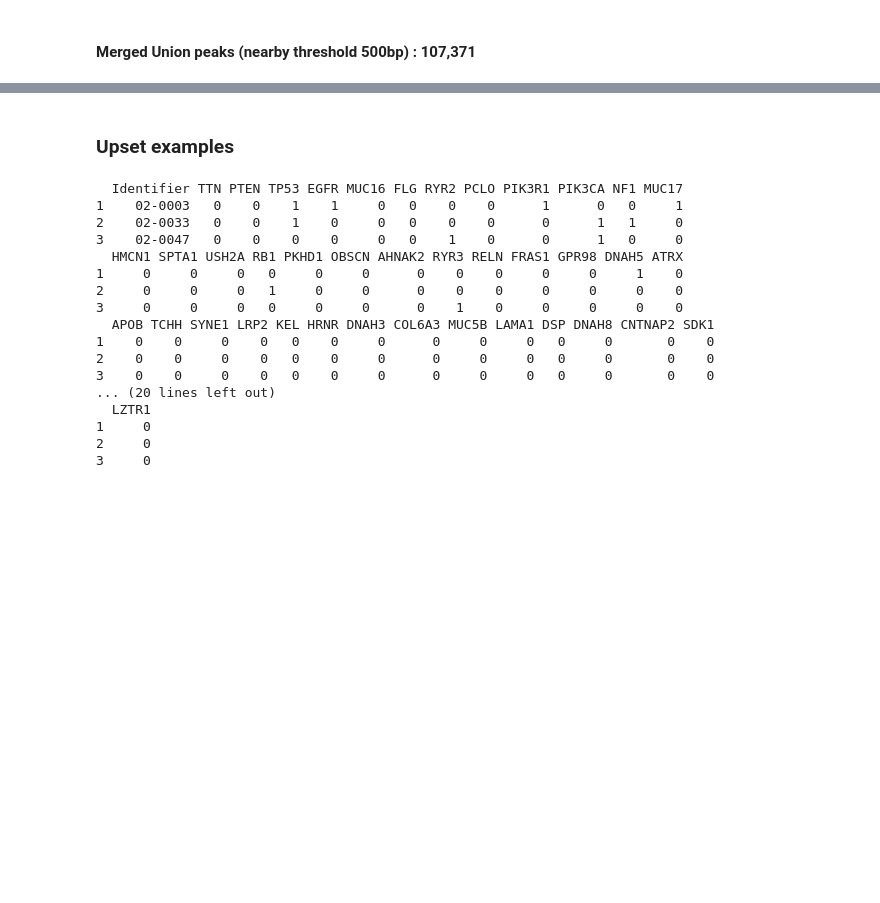
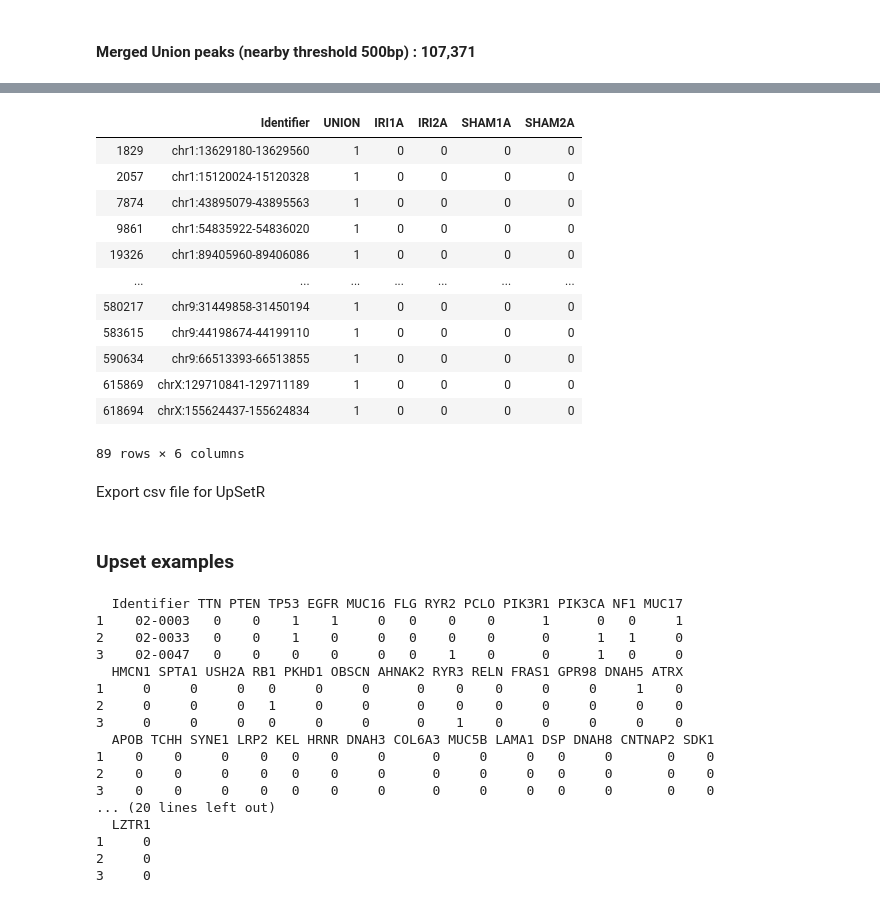
Before and after one commit to chizksh/ATAC-seq_analysis, a Jupyter notebook: peakFilterConsensus.ipynb, the cells around one changed output, grey strips where cells are left out. Drawn from its saved outputs; the diff is of its cells as text; code cells hidden in the pictures; blank space fills up the shorter version.

```diff
--- a/peakFilterConsensus.ipynb
+++ b/peakFilterConsensus.ipynb
@@ -262,0 +526,3 @@ export(macs2_peak_files_filtered.merged_covered_ranges,
+# %%
+consensus_intersection_data = pd.read_csv("./post_macs2_peak-calling_consensus.q.01.len250.consensus.intersections.bed", sep='\t', header=0)
+consensus_intersection_data.head()
@@ -262,0 +538,2 @@ export(macs2_peak_files_filtered.merged_covered_ranges,
+# %%
+consensus_intersection_data = consensus_intersection_data.drop(consensus_intersection_data[ consensus_intersection_data['UNION'] == 0].index, axis=0)
@@ -262,0 +560,8 @@ export(macs2_peak_files_filtered.merged_covered_ranges,
+# %%
+consensus_intersection_data["Identifier"] = consensus_intersection_data.chrom + ':' + \
+                                            consensus_intersection_data.start.astype(str) + '-' + \
+                                            consensus_intersection_data.end.astype(str)
+consensus_intersection_data = consensus_intersection_data.drop(columns=['chrom', 'start', 'end'])
+#df = df[['mean', '0', '1', '2', '3']]
+consensus_intersection_data = consensus_intersection_data[['Identifier', 'UNION', 'IRI1A', 'IRI2A', 'SHAM1A', 'SHAM2A']]
+consensus_intersection_data.head()
@@ -262,0 +575,21 @@ export(macs2_peak_files_filtered.merged_covered_ranges,
+# %%
+#What are UNION == 1 but sum(Others) == 0
+consensus_intersection_data[ (consensus_intersection_data['UNION'] == 1) & \
+                            ((consensus_intersection_data['IRI1A'] + consensus_intersection_data['IRI2A'] +
+                             consensus_intersection_data['SHAM1A'] + consensus_intersection_data['SHAM2A']) == 0) ]
+# %% [output]
+|  | Identifier | UNION | IRI1A | IRI2A | SHAM1A | SHAM2A |
+| 1829 | chr1:13629180-13629560 | 1 | 0 | 0 | 0 | 0 |
+| 2057 | chr1:15120024-15120328 | 1 | 0 | 0 | 0 | 0 |
+| 7874 | chr1:43895079-43895563 | 1 | 0 | 0 | 0 | 0 |
+| 9861 | chr1:54835922-54836020 | 1 | 0 | 0 | 0 | 0 |
+| 19326 | chr1:89405960-89406086 | 1 | 0 | 0 | 0 | 0 |
+| ... | ... | ... | ... | ... | ... | ... |
+| 580217 | chr9:31449858-31450194 | 1 | 0 | 0 | 0 | 0 |
+| 583615 | chr9:44198674-44199110 | 1 | 0 | 0 | 0 | 0 |
+| 590634 | chr9:66513393-66513855 | 1 | 0 | 0 | 0 | 0 |
+| 615869 | chrX:129710841-129711189 | 1 | 0 | 0 | 0 | 0 |
+| 618694 | chrX:155624437-155624834 | 1 | 0 | 0 | 0 | 0 |
+89 rows × 6 columns
+# %% [markdown]
+Export csv file for UpSetR
```
Also changed, not shown: parts of 42 cells of this notebook.
